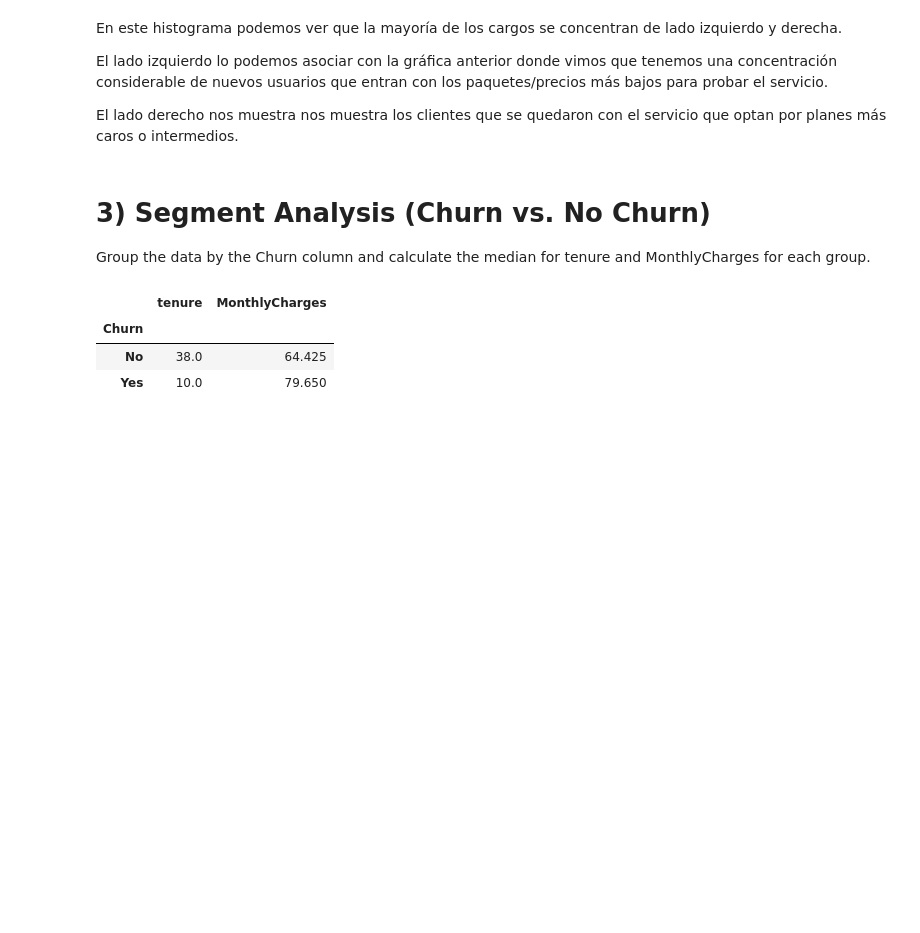
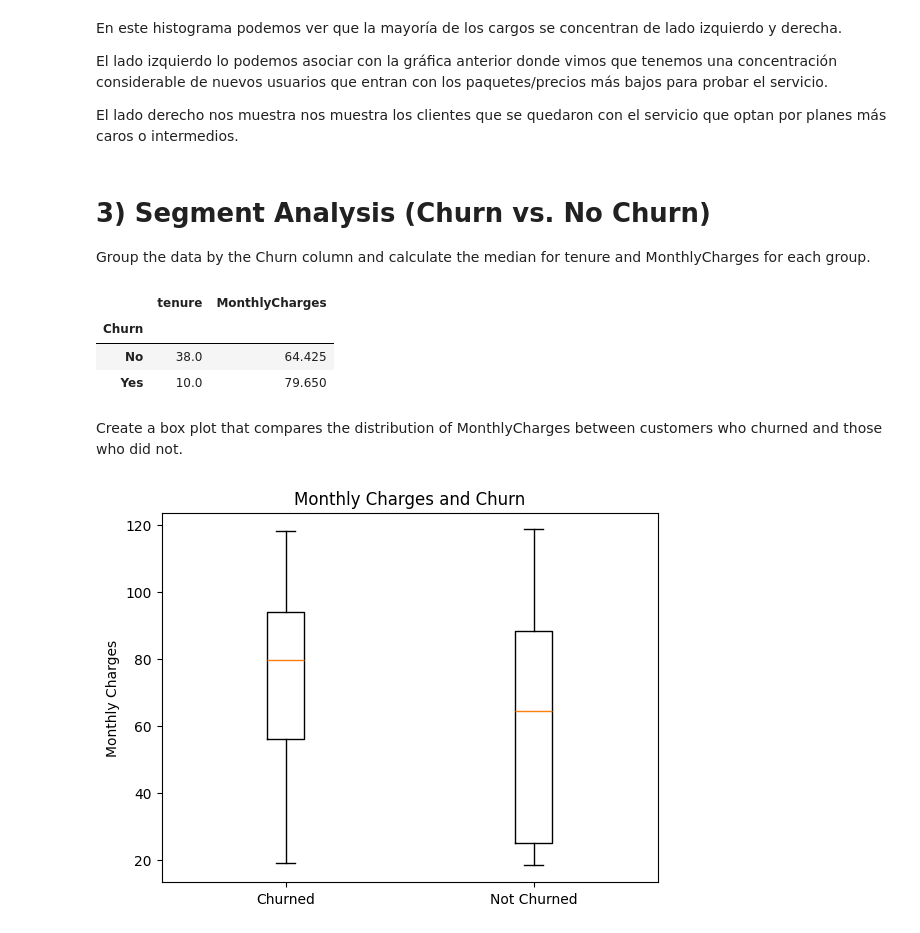
Before and after one commit to WilfridoTA/AdvancedAI_Python-Stats, a Jupyter notebook: customerChurm/customer_churm.ipynb, the cells around one changed output. Cells and saved outputs as stored; diff of their text form; code cells hidden in the pictures; blank space fills up the shorter version.

```diff
--- a/customerChurm/customer_churm.ipynb
+++ b/customerChurm/customer_churm.ipynb
@@ -171,3 +171,16 @@ result
 | Churn |  |  |
 | No | 38.0 | 64.425 |
 | Yes | 10.0 | 79.650 |
+# %% [markdown]
+Create a box plot that compares the distribution of MonthlyCharges between customers who churned and those who did not.
+# %%
+churn = data[data['Churn']=='Yes']['MonthlyCharges']
+not_churn = data[data['Churn']=='No']['MonthlyCharges']
+
+plt.figure()
+plt.boxplot([churn, not_churn], tick_labels=['Churned', 'Not Churned'])
+plt.title('Monthly Charges and Churn')
+plt.ylabel('Monthly Charges')
+plt.show()
+# %% [output]
+[figure, added]
```
